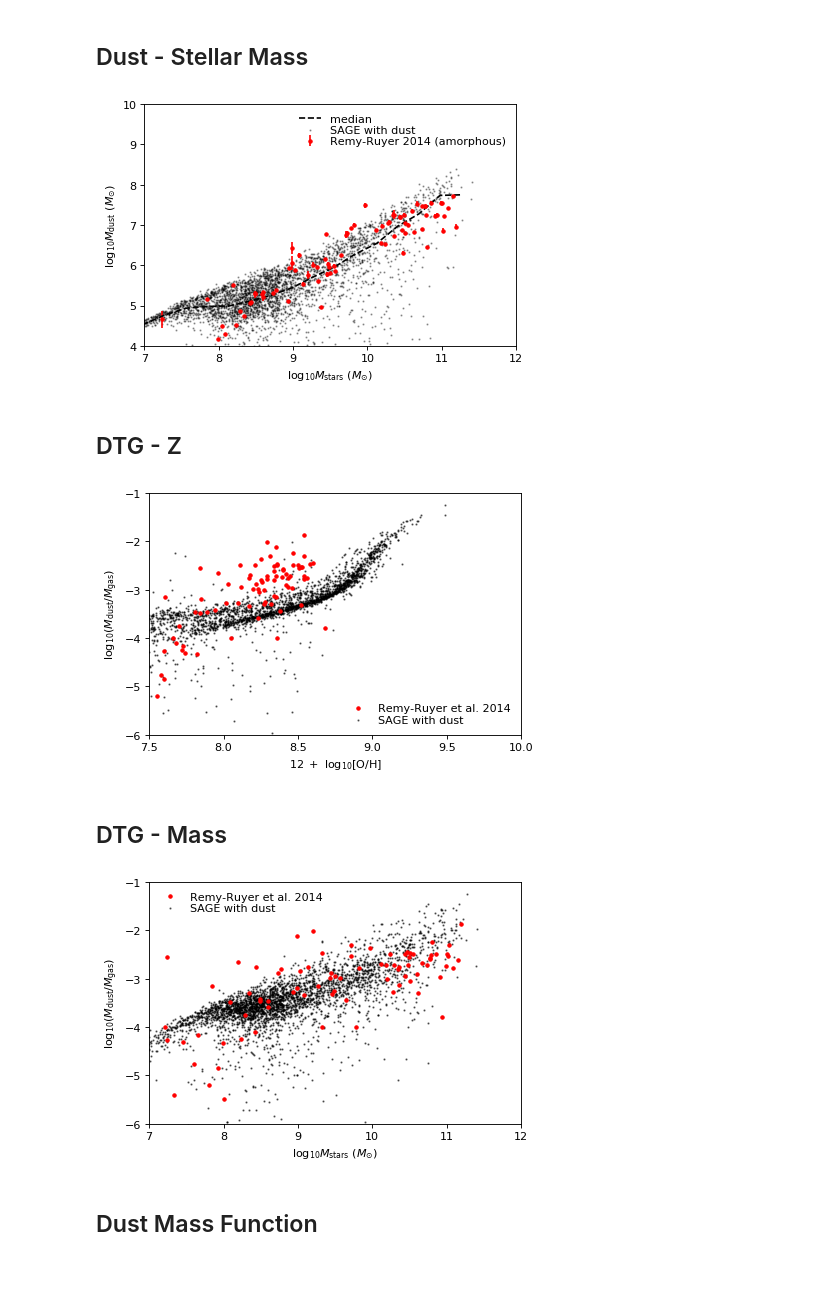
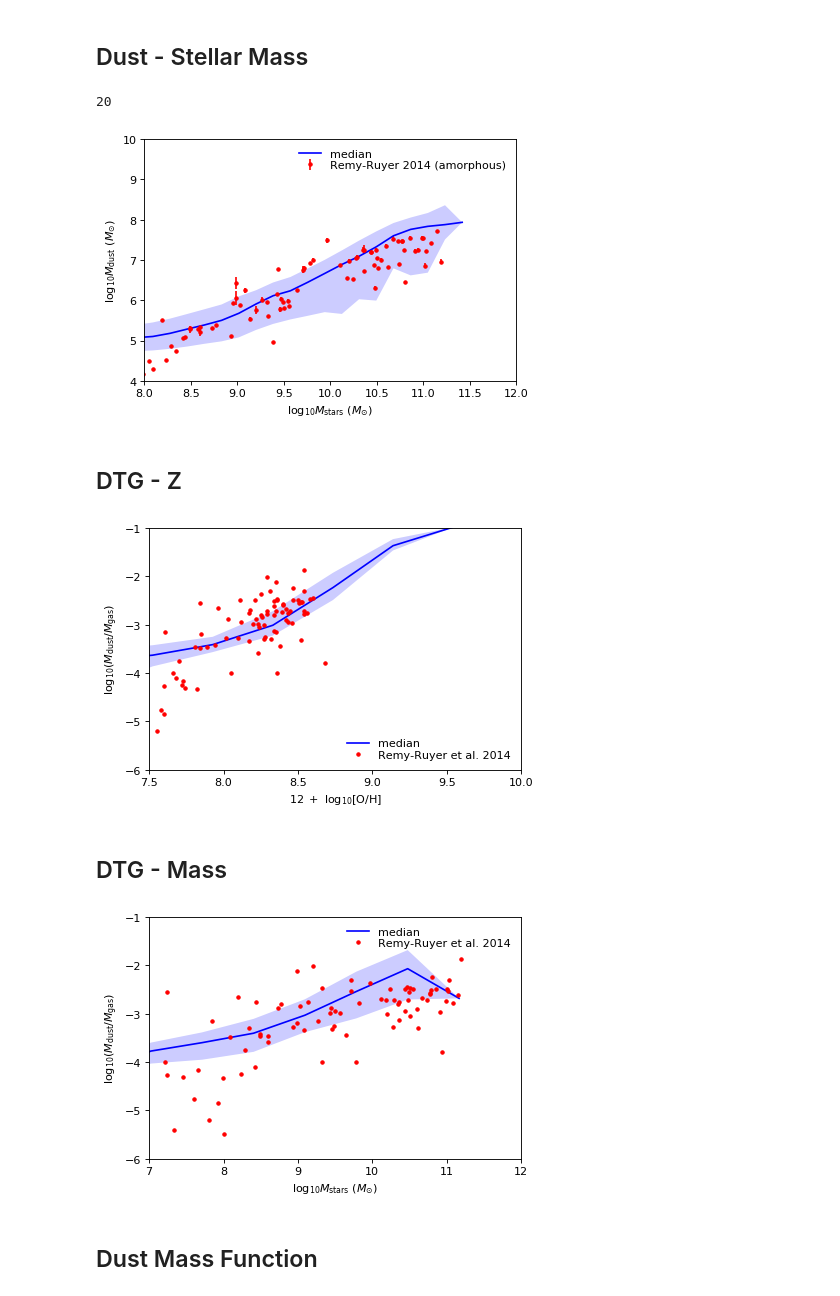
Before and after one commit to darrencroton/sage, a Jupyter notebook: analysis/allresults-new.ipynb, the cells around one changed output. Drawn from its saved outputs; the diff is of its cells as text; code cells hidden in the pictures.

Commit message:
add median and percentiles to dust plots

```diff
--- a/analysis/allresults-new.ipynb
+++ b/analysis/allresults-new.ipynb
@@ -22,7 +22,7 @@ redshift = [0.000, 1.386, 2.070, 3.060, 4.179, 5.289, 6.197, 7.272] #millennium
 #redshift = [0.000, 1.379, 2.028, 3.060, 4.043, 5.161, 6.231, 7.313] #bolshoi
 #redshift = [0.000]
 firstfile = 0
-lastfile = 0
+lastfile = 7
 MaxTreeFiles = lastfile - firstfile + 1
 # %%
 def galdtype():
@@ -233,7 +233,6 @@ for i in range(len(redshift)):
     G_snap2 = []
     GalsTree = []
 
-    goodfile = 0
     for k in range(firstfile, lastfile+1):
         name = (directory+filename+'_z'+f'{redshift[i]:.3f}'+'_'+f'{k}')
         G = read_one_file(name, Galdesc)
@@ -439,51 +438,68 @@ plt.errorbar(np.log10(star_rr), np.log10(dust_rr), np.log10((dusterr_rr + dust_r
 # %%
 plt.figure()
 ax = plt.subplot(111)
 
 #w = np.where((G_history[0].StellarMass > 0) & (G_history[0].ColdDust > 0))[0]
-w = np.where(G_history[0].StellarMass * 1.e10 / Hubble_h > 1.e6)[0]
+w = np.where((G_history[0].StellarMass * 1.e10 / Hubble_h > 1.e8) & (G_history[0].ColdDust * 1.e10 / Hubble_h > 1.e4))[0]
+alldust = np.log10(G_history[0].ColdDust[w] * 1.e10 / Hubble_h)
+allmass = np.log10(G_history[0].StellarMass[w] * 1.e10 / Hubble_h)
 if(len(w) > dilute): w = sample(list(w), dilute)
 mass = np.log10(G_history[0].StellarMass[w] * 1.e10 / Hubble_h)
 dust = np.log10(G_history[0].ColdDust[w] * 1.e10 / Hubble_h)
 
 total_bins = 20
-bins = np.linspace(mass.min(), mass.max(), total_bins)
+bins = np.linspace(allmass.min(), allmass.max(), total_bins)
 delta = bins[1]-bins[0]
-idx = np.digitize(mass, bins)
-tesmedian = [np.median(dust[idx==k]) for k in range(total_bins)]
+idx = np.digitize(allmass, bins)
+median = [np.percentile(alldust[idx==k+1], 50) for k in range(total_bins)]
+#plt.plot(bins-delta/2, tesmedian, 'k--', label='median')
+perc1 = [np.percentile(alldust[idx==k+1], 16) for k in range(total_bins)]
+perc2 = [np.percentile(alldust[idx==k+1], 84) for k in range(total_bins)]
+print(len(bins))
 
-plt.scatter(mass, dust, marker='o', s=1, c='k', alpha=0.3, label='SAGE with dust')
-plt.plot(bins-delta/2, tesmedian, 'k--', label='median')
+#plt.scatter(mass, dust, marker='o', s=1, c='k', alpha=0.3, label='SAGE with dust')
+plt.plot(bins-delta/2, median, 'b-', label='median')
+plt.fill_between(bins-delta/2, perc1, perc2, facecolor='b', alpha=0.2)
 
 plt.errorbar(np.log10(star_rr), np.log10(dust_rr), np.log10((dusterr_rr + dust_rr) / dust_rr), fmt='r.', label="Remy-Ruyer 2014 (amorphous)")
 #plt.scatter(np.log10(star_rr), np.log10(dust2_rr), marker='.', c='b', label='Remy-Ruyer 2014 (graphite)')
-plt.xlim(7, 12)
+plt.xlim(8, 12)
 plt.ylim(4, 10)
 plt.xlabel(r'$\log_{10} M_{\mathrm{stars}}\ (M_{\odot})$')  # and the x-axis labels
 plt.ylabel(r'$\log_{10} M_{\mathrm{dust}}\ (M_{\odot})$')  # and the x-axis labels
 
 leg = plt.legend(loc=0, numpoints=1, labelspacing=0.1)
 leg.draw_frame(False)  # Don't want a box frame
 for t in leg.get_texts():  # Reduce the size of the text
     t.set_fontsize('medium')
 
-#plt.savefig('plots/dust-mass-dwekasano-mini.png')
+plt.savefig('plots/dust-mass-new-dust.png')
 # %% [output]
+20
-[figure, old version]
+[figure, new version]
 # %% [markdown]
 ## DTG - Z
 # %%
 plt.figure()
 ax = plt.subplot(111)
 
-#w = np.where((G_history[0].MetalsColdGas > 0) & (G_history[0].ColdDust > 0) & (G_history[0].StellarMass * 1.e10 / Hubble_h > 1.e8))[0]
-w = np.where(G_history[0].StellarMass * 1.e10 / Hubble_h > 1.e8)[0]
-if(len(w) > dilute): w = sample(list(w), dilute)
-
+w = np.where((G_history[0].MetalsColdGas > 0) & (G_history[0].ColdDust > 0) & (G_history[0].StellarMass * 1.e10 / Hubble_h > 1.e8))[0]
 Z = np.log10((G_history[0].MetalsColdGas[w] / G_history[0].ColdGas[w]) / 0.02) + 9.0
 DTG = np.log10(G_history[0].ColdDust[w]/G_history[0].ColdGas[w])
 
-plt.scatter(Z, DTG, marker='o', s=1, c='k', alpha=0.5, label='SAGE with dust')
+total_bins = 16
+bins = np.linspace(Z.min(), Z.max(), total_bins)
+delta = bins[1]-bins[0]
+idx = np.digitize(Z, bins)
+median = [np.percentile(DTG[idx==k+1], 50, interpolation='linear') for k in range(total_bins)]
+perc1 = [np.percentile(DTG[idx==k+1], 16, interpolation='linear') for k in range(total_bins)]
+perc2 = [np.percentile(DTG[idx==k+1], 84, interpolation='linear') for k in range(total_bins)]
+
+#plt.scatter(Z, DTG, marker='o', s=1, c='k', alpha=0.3, label='SAGE with dust')
+plt.plot(bins-delta/2, median, 'b-', label='median')
+plt.fill_between(bins-delta/2, perc1, perc2, facecolor='b', alpha=0.2)
+
+#plt.scatter(Z, DTG, marker='o', s=1, c='k', alpha=0.5, label='SAGE with dust')
 plt.plot(Z_rr, DTG_rr, 'r.', label='Remy-Ruyer et al. 2014')
 plt.xlim(7.5, 10)
 plt.ylim(-6, -1)
@@ -496,9 +512,9 @@ leg.draw_frame(False)  # Don't want a box frame
 for t in leg.get_texts():  # Reduce the size of the text
     t.set_fontsize('medium')
 
-#plt.savefig('plots/DTG-dwekasano-mini.png')
+plt.savefig('plots/DTG-new-dust.png')
 # %% [output]
-[figure, old version]
+[figure, new version]
 # %% [markdown]
 ## DTG - Mass
 # %%
@@ -507,11 +523,22 @@ plt.figure()
 ax = plt.subplot(111)
 
 w = np.where((G_history[0].MetalsColdGas > 0) & (G_history[0].ColdDust > 0))[0]
-if(len(w) > dilute): w = sample(list(w), dilute)
 mass = np.log10(G_history[0].StellarMass[w] * 1.e10 / Hubble_h)
 DTG = np.log10(G_history[0].ColdDust[w]/G_history[0].ColdGas[w])
 
-plt.scatter(mass, DTG, marker='o', s=1, c='k', alpha=0.5, label='SAGE with dust')
+total_bins = 16
+bins = np.linspace(mass.min(), mass.max(), total_bins)
+delta = bins[1]-bins[0]
+idx = np.digitize(mass, bins)
+median = [np.percentile(DTG[idx==k+1], 50, interpolation='linear') for k in range(total_bins)]
+perc1 = [np.percentile(DTG[idx==k+1], 16, interpolation='linear') for k in range(total_bins)]
+perc2 = [np.percentile(DTG[idx==k+1], 84, interpolation='linear') for k in range(total_bins)]
+
+#plt.scatter(Z, DTG, marker='o', s=1, c='k', alpha=0.3, label='SAGE with dust')
+plt.plot(bins-delta/2, median, 'b-', label='median')
+plt.fill_between(bins-delta/2, perc1, perc2, facecolor='b', alpha=0.2)
+
+#plt.scatter(mass, DTG, marker='o', s=1, c='k', alpha=0.5, label='SAGE with dust')
 plt.plot(logstar_rr, DTG_rr, 'r.' , label='Remy-Ruyer et al. 2014')
 
 plt.xlim(7, 12)
@@ -524,9 +551,9 @@ leg.draw_frame(False)  # Don't want a box frame
 for t in leg.get_texts():  # Reduce the size of the text
     t.set_fontsize('medium')
 
-#plt.savefig('plots/DTG-mass-best-bolshoi.png')
+plt.savefig('plots/DTG-mass-new-dust.png')
 # %% [output]
-[figure, old version]
+[figure, new version]
 # %% [markdown]
 ## Dust Mass Function
 # %%
```
Also changed, not shown: parts of 16 cells of this notebook.
